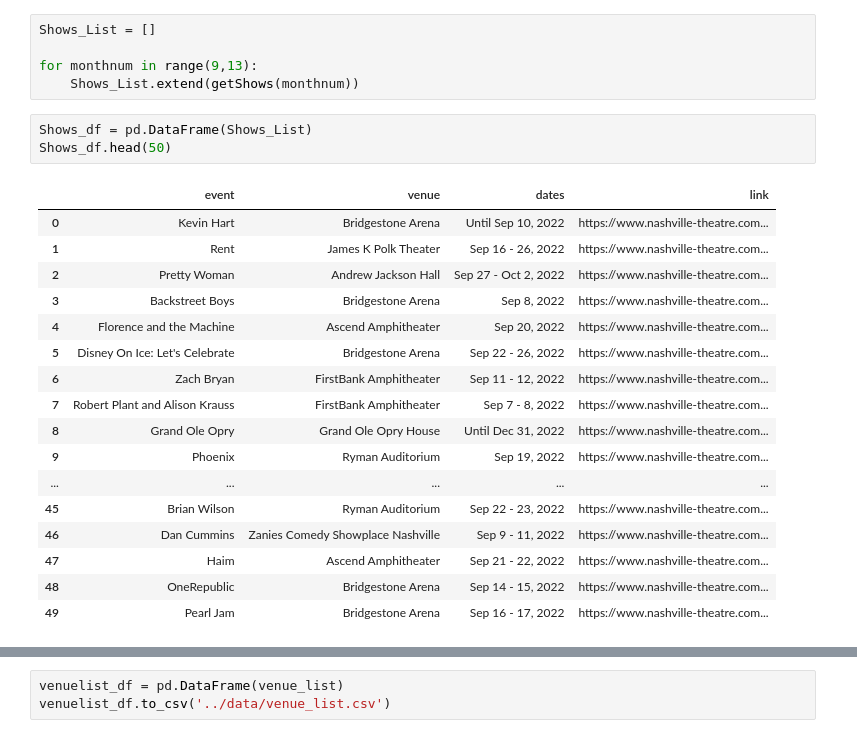
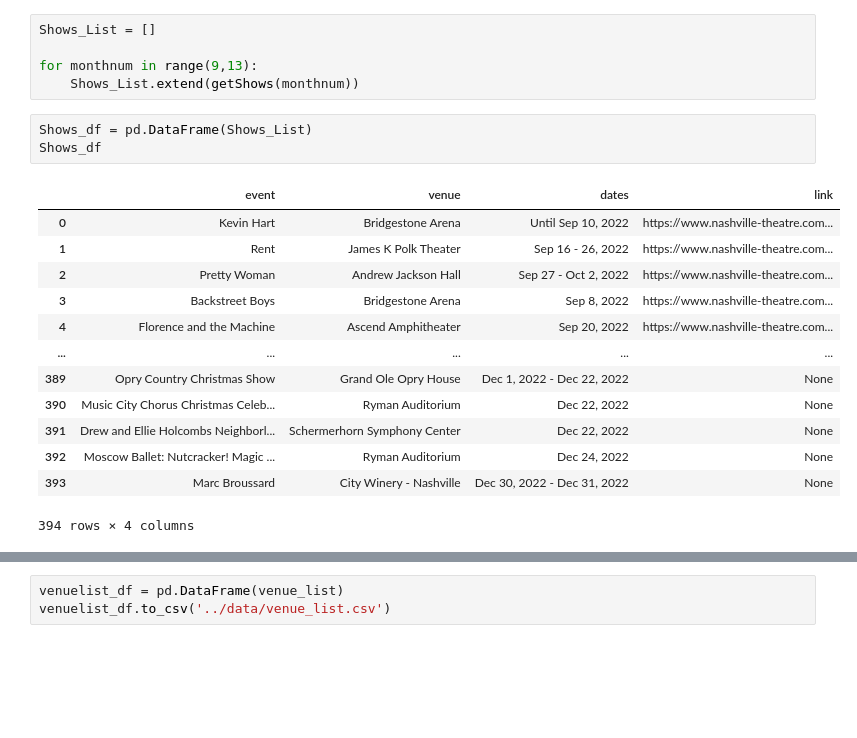
Before and after one commit to michaelcnorman/DDA7-Capstone-Michael, a Jupyter notebook: notebooks/Webscraping events.ipynb, the cells around one changed output, grey strips where cells are left out. Cells and saved outputs as stored; diff of their text form; blank space fills up the shorter version.

```diff
--- a/notebooks/Webscraping events.ipynb
+++ b/notebooks/Webscraping events.ipynb
@@ -254,25 +254,21 @@ for monthnum in range(9,13):
     Shows_List.extend(getShows(monthnum))
 # %%
 Shows_df = pd.DataFrame(Shows_List)
-Shows_df.head(50)
+Shows_df
 # %% [output]
 |  | event | venue | dates | link |
 | 0 | Kevin Hart | Bridgestone Arena | Until Sep 10, 2022 | https://www.nashville-theatre.com... |
 | 1 | Rent | James K Polk Theater | Sep 16 - 26, 2022 | https://www.nashville-theatre.com... |
 | 2 | Pretty Woman | Andrew Jackson Hall | Sep 27 - Oct 2, 2022 | https://www.nashville-theatre.com... |
 | 3 | Backstreet Boys | Bridgestone Arena | Sep 8, 2022 | https://www.nashville-theatre.com... |
 | 4 | Florence and the Machine | Ascend Amphitheater | Sep 20, 2022 | https://www.nashville-theatre.com... |
-| 5 | Disney On Ice: Let's Celebrate | Bridgestone Arena | Sep 22 - 26, 2022 | https://www.nashville-theatre.com... |
-| 6 | Zach Bryan | FirstBank Amphitheater | Sep 11 - 12, 2022 | https://www.nashville-theatre.com... |
-| 7 | Robert Plant and Alison Krauss | FirstBank Amphitheater | Sep 7 - 8, 2022 | https://www.nashville-theatre.com... |
-| 8 | Grand Ole Opry | Grand Ole Opry House | Until Dec 31, 2022 | https://www.nashville-theatre.com... |
-| 9 | Phoenix | Ryman Auditorium | Sep 19, 2022 | https://www.nashville-theatre.com... |
 | ... | ... | ... | ... | ... |
-| 45 | Brian Wilson | Ryman Auditorium | Sep 22 - 23, 2022 | https://www.nashville-theatre.com... |
-| 46 | Dan Cummins | Zanies Comedy Showplace Nashville | Sep 9 - 11, 2022 | https://www.nashville-theatre.com... |
-| 47 | Haim | Ascend Amphitheater | Sep 21 - 22, 2022 | https://www.nashville-theatre.com... |
-| 48 | OneRepublic | Bridgestone Arena | Sep 14 - 15, 2022 | https://www.nashville-theatre.com... |
-| 49 | Pearl Jam | Bridgestone Arena | Sep 16 - 17, 2022 | https://www.nashville-theatre.com... |
+| 389 | Opry Country Christmas Show | Grand Ole Opry House | Dec 1, 2022 - Dec 22, 2022 | None |
+| 390 | Music City Chorus Christmas Celeb... | Ryman Auditorium | Dec 22, 2022 | None |
+| 391 | Drew and Ellie Holcombs Neighborl... | Schermerhorn Symphony Center | Dec 22, 2022 | None |
+| 392 | Moscow Ballet: Nutcracker! Magic ... | Ryman Auditorium | Dec 24, 2022 | None |
+| 393 | Marc Broussard | City Winery - Nashville | Dec 30, 2022 - Dec 31, 2022 | None |
+394 rows × 4 columns
 # %%
 venue_list = Shows_df['venue'].unique()
 print(venue_list)
```
Also changed, not shown: parts of 23 cells of this notebook, 3 other files.
